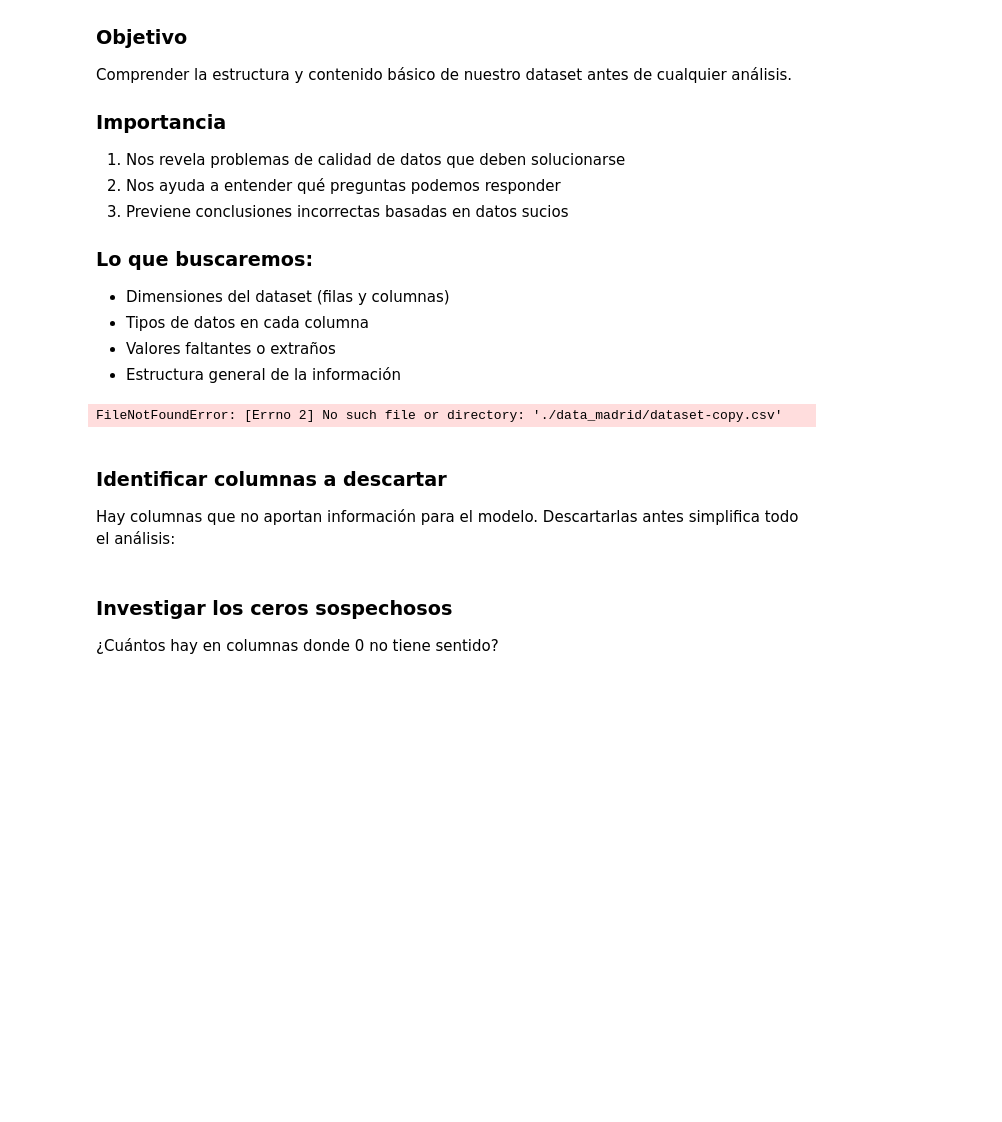
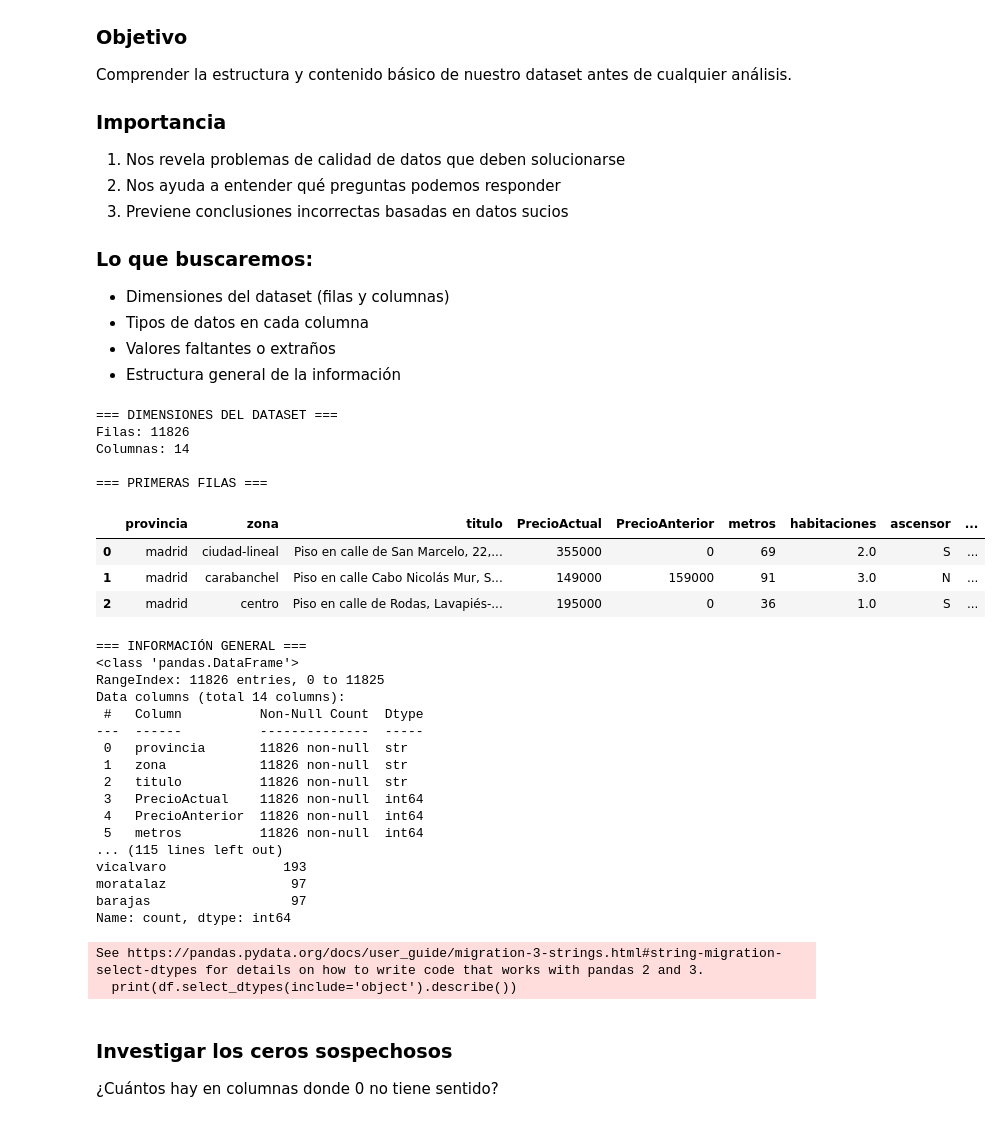
Before and after one commit to Bootcamp-IA-P6/ia-regression-project-team-2, a Jupyter notebook: data_madrid/dataClean.ipynb, the cells around one changed output. Drawn from its saved outputs; the diff is of its cells as text; code cells hidden in the pictures; blank space fills up the shorter version.

```diff
--- a/data_madrid/dataClean.ipynb
+++ b/data_madrid/dataClean.ipynb
@@ -26,7 +26,7 @@ sns.set_style("whitegrid")
 plt.rcParams['figure.figsize'] = (10, 6)
 
 # Carga dataset principal
-df = pd.read_csv('/data_madrid/dataset-copy.csv', sep=',')
+df = pd.read_csv('../data_madrid/dataset-copy.csv', sep=',')
 # Aseguramos que sea DataFrame
 df = pd.DataFrame(df)
 # Configurar pandas para mostrar todas las columnas
@@ -46,34 +46,58 @@ print("\n=== INFORMACIÓN GENERAL ===")
 print(df.info())
 
 print("\n=== CONTAMOS NULOS ===")
 print(df.isna().sum().sort_values(ascending=False))
 
 print("\n=== ESTADÍSTICAS BÁSICAS ===")
 print(df.describe())
 
 print("\n=== ESTADÍSTICAS PARA COLUMNAS CATEGORICAS ===")
 #print(df.select_dtypes(include='str').describe())
 print(df.select_dtypes(include='object').describe())
 
 print("\n=== VALORES ÚNICOS POR COLUMNA ===")
 print(df.columns.tolist())
 
 # value_counts() nos dice cuántas veces aparece cada valor en una columna
 print("=== ASCENSOR ===")
 print(df['ascensor'].value_counts(dropna=False))
 
 
 print("\n=== LOCALIZACIÓN ===")
 print(df['localizacion'].value_counts(dropna=False))
 
 
 print("\n=== PLANTA (top 10) ===")
 print(df['planta'].value_counts(dropna=False).head(10))
 
 print("\n=== ZONA ===")
 print(df['zona'].value_counts())
 # %% [output]
-FileNotFoundError: [Errno 2] No such file or directory: './data_madrid/dataset-copy.csv'
+=== DIMENSIONES DEL DATASET ===
+Filas: 11826
+Columnas: 14
+
+=== PRIMERAS FILAS ===
+|  | provincia | zona | titulo | PrecioActual | PrecioAnterior | metros | habitaciones | ascensor | ... |
+| 0 | madrid | ciudad-lineal | Piso en calle de San Marcelo, 22,... | 355000 | 0 | 69 | 2.0 | S | ... |
+| 1 | madrid | carabanchel | Piso en calle Cabo Nicolás Mur, S... | 149000 | 159000 | 91 | 3.0 | N | ... |
+| 2 | madrid | centro | Piso en calle de Rodas, Lavapiés-... | 195000 | 0 | 36 | 1.0 | S | ... |
+=== INFORMACIÓN GENERAL ===
+<class 'pandas.DataFrame'>
+RangeIndex: 11826 entries, 0 to 11825
+Data columns (total 14 columns):
+ #   Column          Non-Null Count  Dtype
+---  ------          --------------  -----
+ 0   provincia       11826 non-null  str
+ 1   zona            11826 non-null  str
+ 2   titulo          11826 non-null  str
+ 3   PrecioActual    11826 non-null  int64
+ 4   PrecioAnterior  11826 non-null  int64
+ 5   metros          11826 non-null  int64
+... (115 lines left out)
+vicalvaro               193
+moratalaz                97
+barajas                  97
+Name: count, dtype: int64
+See https://pandas.pydata.org/docs/user_guide/migration-3-strings.html#string-migration-select-dtypes for details on how to write code that works with pandas 2 and 3.
+  print(df.select_dtypes(include='object').describe())
-# %% [markdown]
-### Identificar columnas a descartar
-Hay columnas que no aportan información para el modelo. Descartarlas antes simplifica todo el análisis:
```
Also changed, not shown: parts of 23 cells of this notebook, 4 other files.
